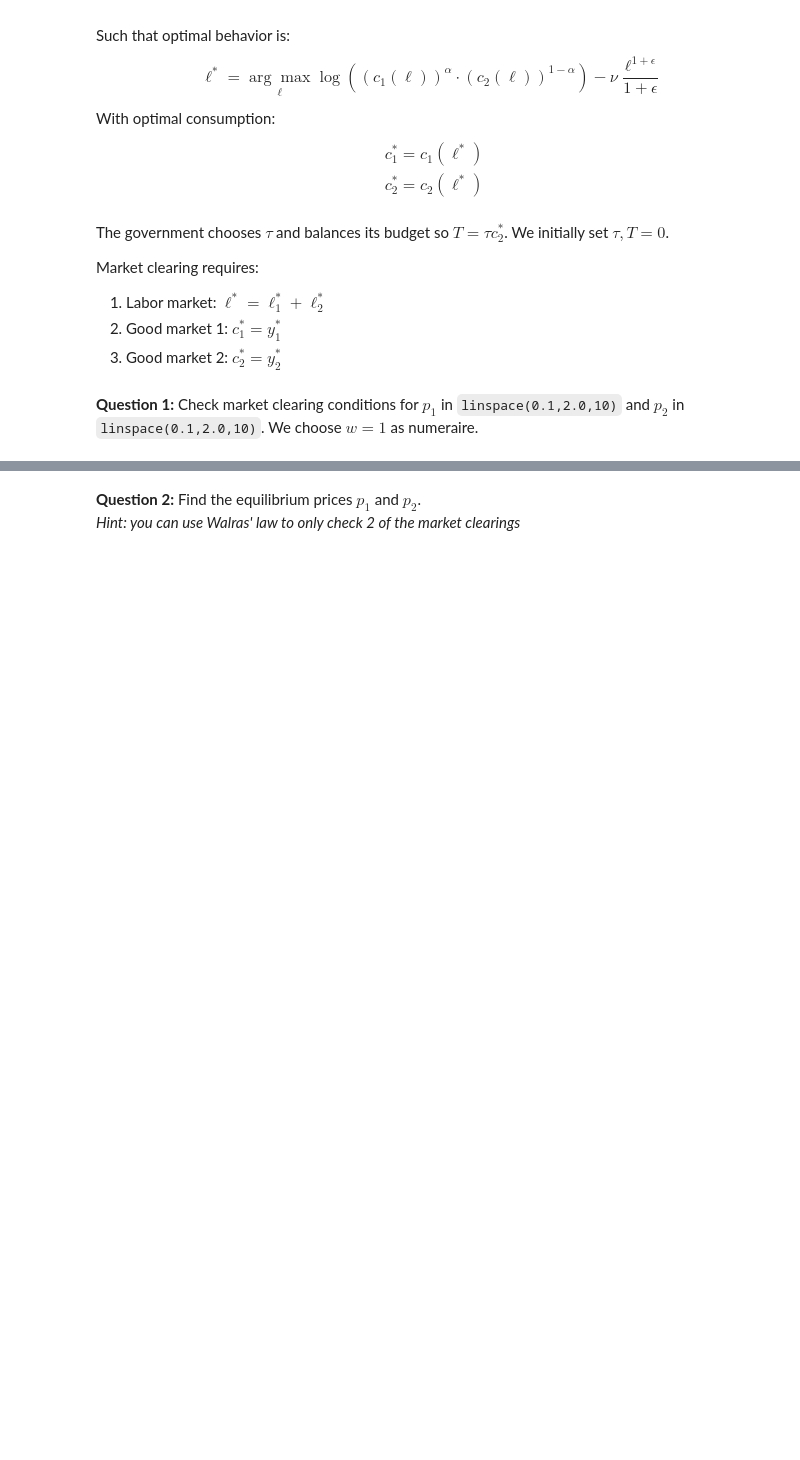
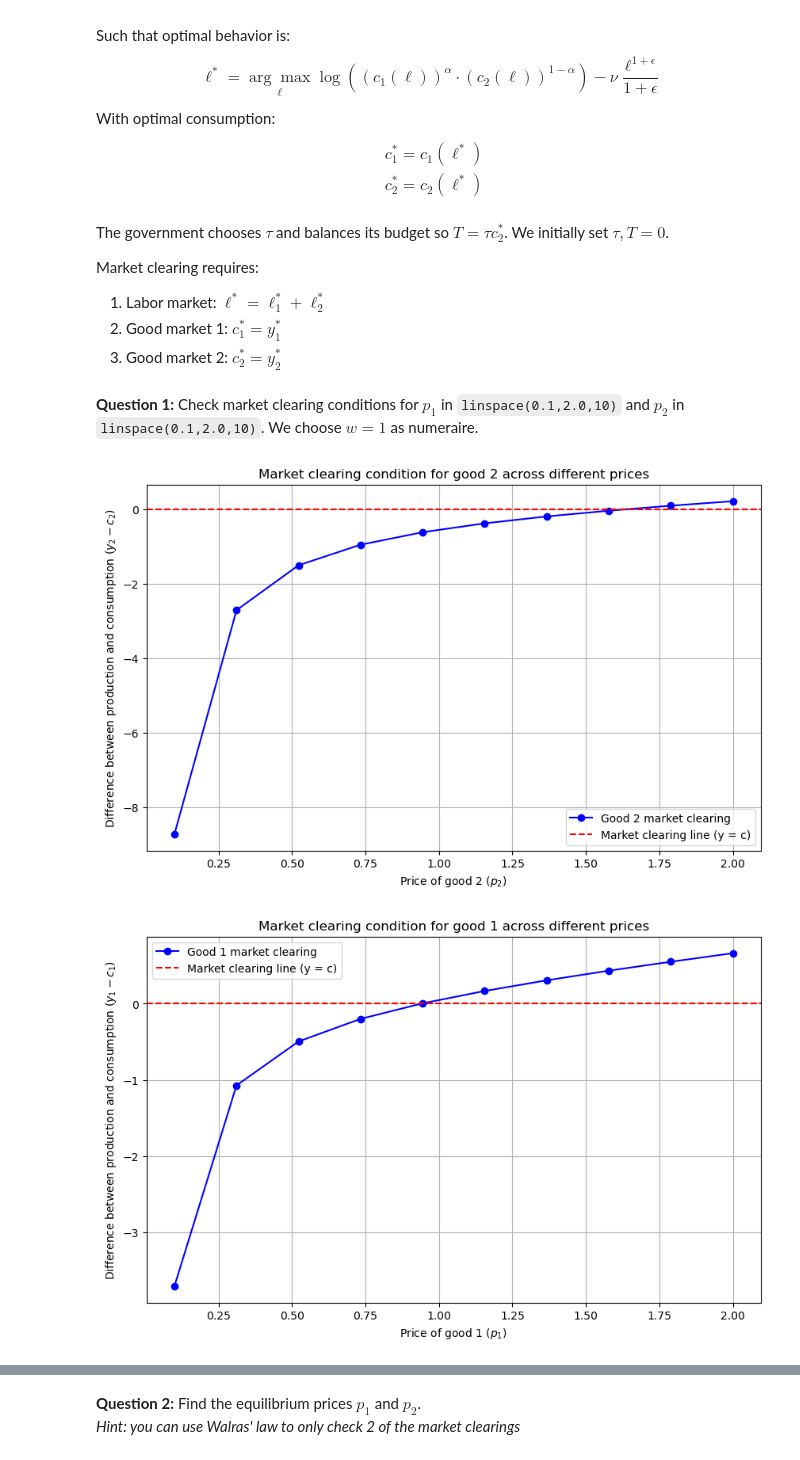
Before and after one commit to NumEconCopenhagen/projects-2024-emil-celine-og-julie, a Jupyter notebook: Exam project/exam_2024.ipynb, the cells around one changed output, grey strips where cells are left out. Drawn from its saved outputs; the diff is of its cells as text; code cells hidden in the pictures; blank space fills up the shorter version.

```diff
--- a/Exam project/exam_2024.ipynb
+++ b/Exam project/exam_2024.ipynb
@@ -107,0 +108,76 @@ par.kappa = 0.1
+# %%
+#Note that the parameters are defined above
+
+#We define the range for p2 using linspace, and hold p1 constant
+p1_constant = 1.0
+p2_values = np.linspace(0.1, 2.0, 10)
+
+#We define a function for firm's behavior
+def firm_behavior(p, w, A, gamma):
+    optimal_labor = (p * A * gamma / w) ** (1 / (1 - gamma))
+    optimal_production = A * (optimal_labor ** gamma)
+    profit = p * optimal_production - w * optimal_labor
+    return optimal_labor, optimal_production, profit
+
+#We define a function for consumer's behavior
+def consumer_behavior(w, T, pi1, pi2, alpha, p1, p2, tau, nu, epsilon):
+    total_income = w + T + pi1 + pi2
+    c1 = alpha * total_income / p1
+    c2 = (1 - alpha) * total_income / (p2 + tau)
+    return c1, c2
+
+#We define a function to check market clearing conditions
+def market_clearing_conditions(p1, p2, w, T, A, gamma, alpha, tau, nu, epsilon):
+    l1, y1, pi1 = firm_behavior(p1, w, A, gamma)
+    l2, y2, pi2 = firm_behavior(p2, w, A, gamma)
+
+    #Consumer behavior
+    c1, c2 = consumer_behavior(w, T, pi1, pi2, alpha, p1, p2, tau, nu, epsilon)
+
+    #Market clearing conditions
+    labor_market_clearing = l1 + l2
+    good1_market_clearing = y1 - c1
+    good2_market_clearing = y2 - c2
+
+    return labor_market_clearing, good1_market_clearing, good2_market_clearing
+
+#We check the market clearing conditions by iterating over p2 values while holding p1 constant
+good2_mc_results = []
+for p2 in p2_values:
+    _, _, good2_mc = market_clearing_conditions(p1_constant, p2, 1, 0, par.A, par.gamma, par.alpha, par.tau, par.nu, par.epsilon)
+    good2_mc_results.append(good2_mc)
+
+#We plot the results for good 2
+plt.figure(figsize=(10, 6))
+plt.plot(p2_values, good2_mc_results, 'bo-', label='Good 2 market clearing')
+plt.axhline(0, color='red', linestyle='--', label='Market clearing line (y = c)')
+plt.xlabel(r'Price of good 2 ($p_2$)')
+plt.ylabel(r'Difference between production and consumption ($y_2 - c_2$)')
+plt.title('Market clearing condition for good 2 across different prices')
+plt.legend()
+plt.grid(True)
+plt.show()
+
+#We define the range for p1 using linspace, and hold p2 constant
+p2_constant = 1.0
+p1_values = np.linspace(0.1, 2.0, 10)
+
+#We check the market clearing conditions by iterating over p1 values while holding p2 constant
+good1_mc_results = []
+for p1 in p1_values:
+    _, good1_mc, _ = market_clearing_conditions(p1, p2_constant, 1, 0, par.A, par.gamma, par.alpha, par.tau, par.nu, par.epsilon)
+    good1_mc_results.append(good1_mc)
+
+#We plot the results for good 1
+plt.figure(figsize=(10, 6))
+plt.plot(p1_values, good1_mc_results, 'bo-', label='Good 1 market clearing')
+plt.axhline(0, color='red', linestyle='--', label='Market clearing line (y = c)')
+plt.xlabel(r'Price of good 1 ($p_1$)')
+plt.ylabel(r'Difference between production and consumption ($y_1 - c_1$)')
+plt.title('Market clearing condition for good 1 across different prices')
+plt.legend()
+plt.grid(True)
+plt.show()
+# %% [output]
+[figure, added]
+[figure, added]
```
Also changed, not shown: parts of 25 cells of this notebook.
